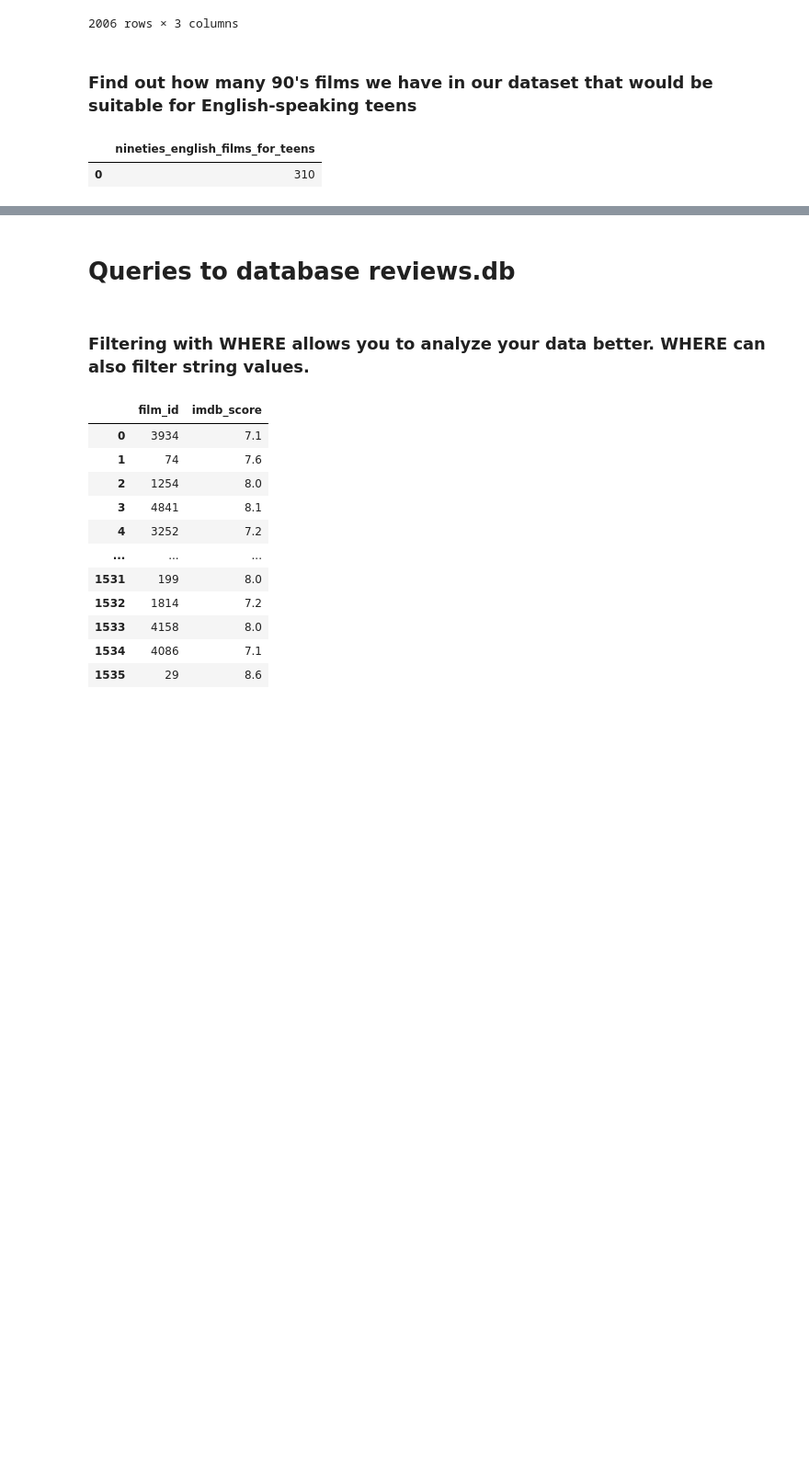
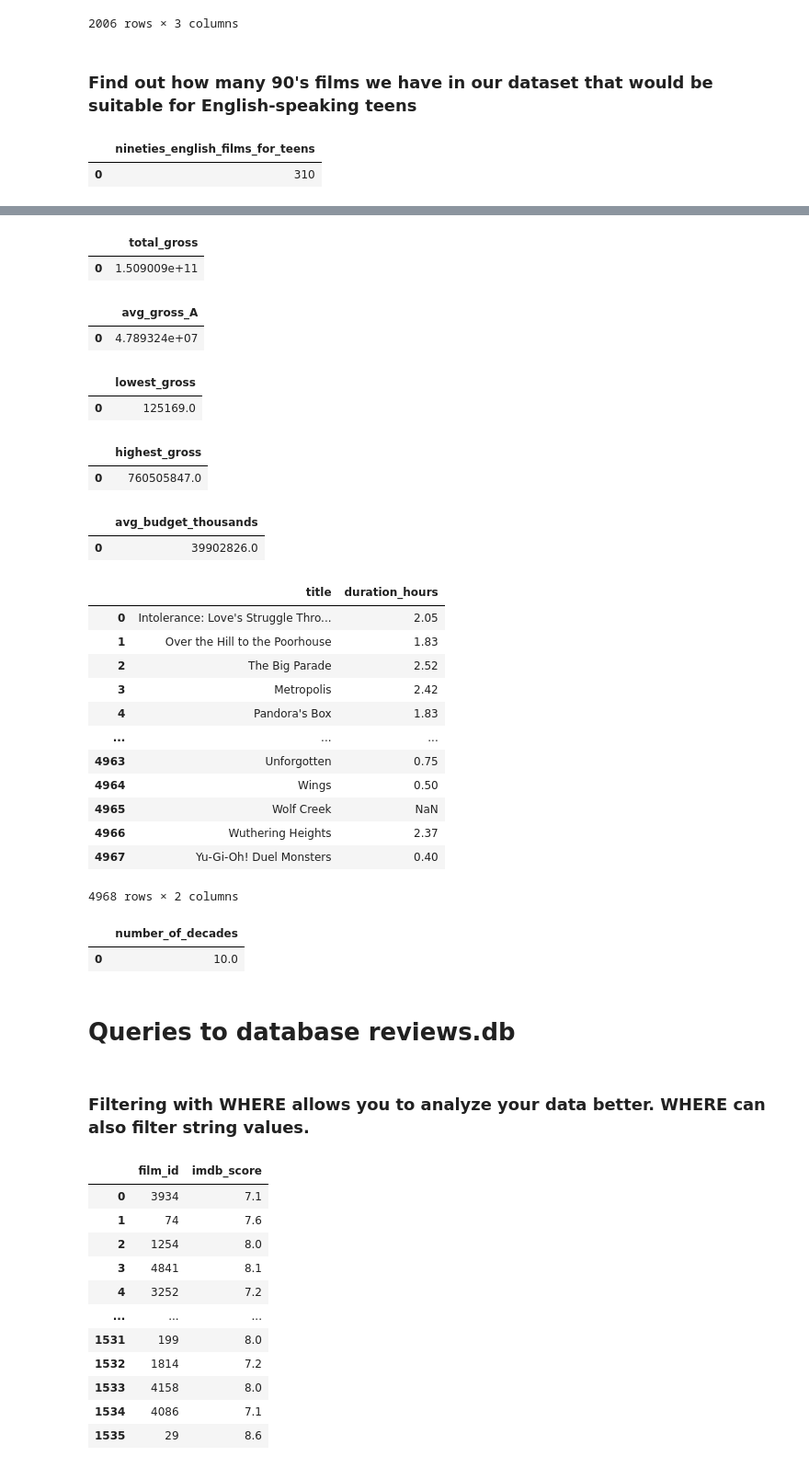
Before and after one commit to Cooleekova/data_engineering, a Jupyter notebook: SQL/SQL_basics.ipynb, the cells around one changed output, grey strips where cells are left out. Shown at 92% size. Cells and saved outputs as stored; diff of their text form; code cells hidden in the pictures; blank space fills up the shorter version.

```diff
--- a/SQL/SQL_basics.ipynb
+++ b/SQL/SQL_basics.ipynb
@@ -362,3 +406,74 @@ pd.read_sql("""SELECT COUNT(DISTINCT title) AS nineties_english_films_for_teens
+# %%
+# Calculate the sum of gross from the year 2000 or later
+pd.read_sql("""SELECT SUM(gross) AS total_gross
+               FROM films
+               WHERE release_year >= 2000;""",
+            con)
+# %% [output]
+|  | total_gross |
+| 0 | 1.509009e+11 |
+# %%
+# Calculate the average gross of films that start with A
+pd.read_sql("""SELECT AVG(gross) AS avg_gross_A
+               FROM films
+               WHERE title LIKE 'A%';""",
+            con)
+# %% [output]
+|  | avg_gross_A |
+| 0 | 4.789324e+07 |
+# %%
+# Calculate the lowest gross film in 1994
+pd.read_sql("""SELECT MIN(gross) AS lowest_gross
+               FROM films
+               WHERE release_year = 1994;""",
+            con)
+# %% [output]
+|  | lowest_gross |
+| 0 | 125169.0 |
+# %%
+# Calculate the highest gross film released between 2000-2012
+pd.read_sql("""SELECT MAX(gross) AS highest_gross
+               FROM films
+               WHERE release_year BETWEEN 2000 AND 2012;""",
+            con)
+# %% [output]
+|  | highest_gross |
+| 0 | 760505847.0 |
+# %%
+# Calculate the average budget rounded to the thousands
+pd.read_sql("""SELECT ROUND(AVG(budget), -3) AS avg_budget_thousands
+               FROM films;""",
+            con)
+# %% [output]
+|  | avg_budget_thousands |
+| 0 | 39902826.0 |
+# %%
+# Calculate duration in hours for all films
+pd.read_sql("""SELECT title, ROUND((duration / 60.0), 2) AS duration_hours
+               FROM films;""",
+            con)
+# %% [output]
+|  | title | duration_hours |
+| 0 | Intolerance: Love's Struggle Thro... | 2.05 |
+| 1 | Over the Hill to the Poorhouse | 1.83 |
+| 2 | The Big Parade | 2.52 |
+| 3 | Metropolis | 2.42 |
+| 4 | Pandora's Box | 1.83 |
+| ... | ... | ... |
+| 4963 | Unforgotten | 0.75 |
+| 4964 | Wings | 0.50 |
+| 4965 | Wolf Creek | NaN |
+| 4966 | Wuthering Heights | 2.37 |
+| 4967 | Yu-Gi-Oh! Duel Monsters | 0.40 |
+4968 rows × 2 columns
+# %%
+# Find the number of decades in the films table
+pd.read_sql("""SELECT ROUND((MAX(release_year) - MIN(release_year)) / 10.0, 1) AS number_of_decades
+               FROM films;""",
+            con)
+# %% [output]
+|  | number_of_decades |
+| 0 | 10.0 |
 # %%
 con.close()
 # %% [markdown]
```
Also changed, not shown: parts of 10 cells of this notebook.
